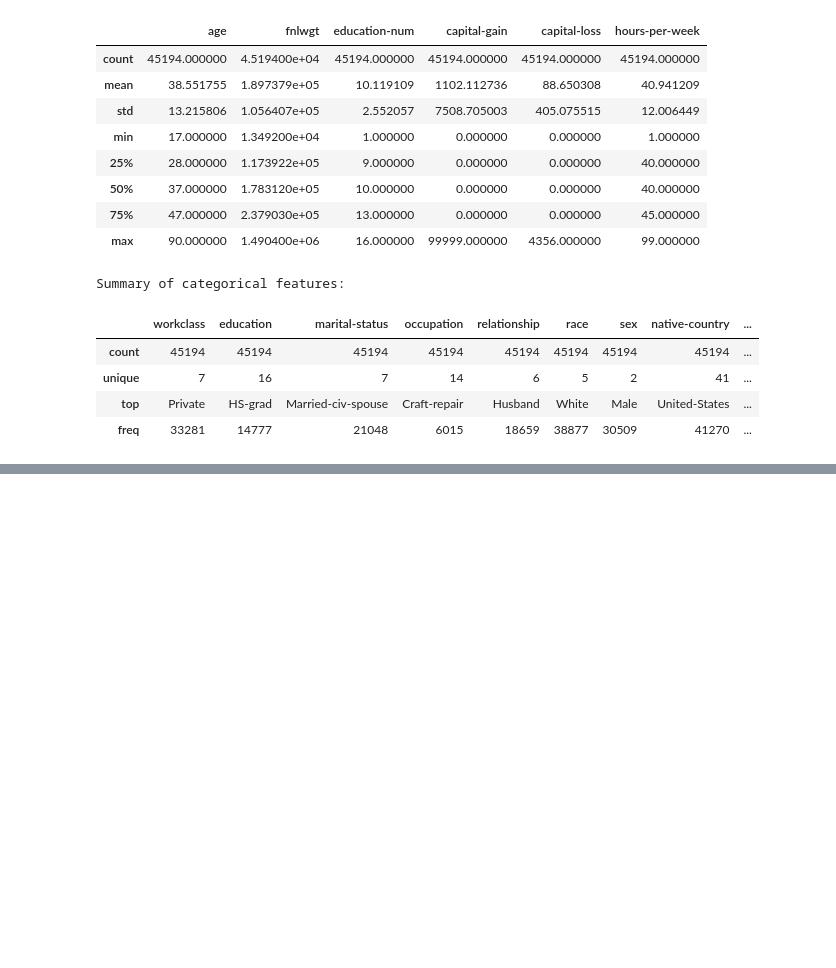
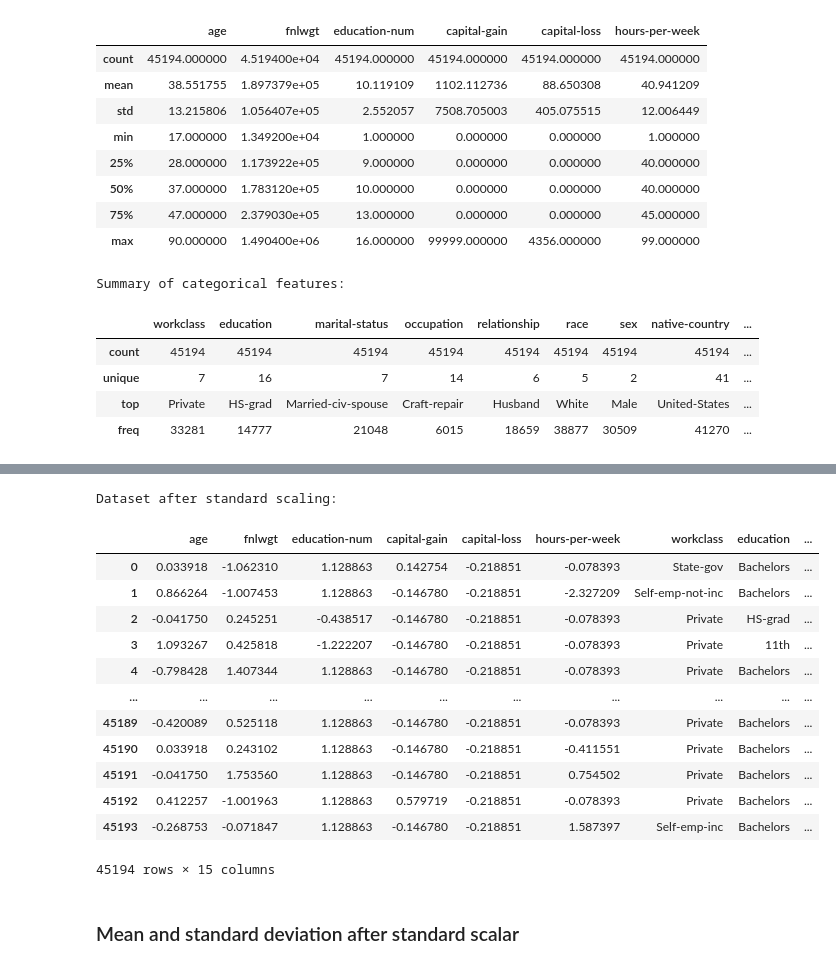
Before and after one commit to nikoyasam/MachineLearningCW, a Jupyter notebook: machine learninng/random forest.ipynb, the cells around one changed output, grey strips where cells are left out. Saved outputs shown, nothing was run; the diff lists cells and outputs as text; code cells hidden in the pictures; blank space fills up the shorter version.

```diff
--- a/machine learninng/random forest.ipynb
+++ b/machine learninng/random forest.ipynb
@@ -143,0 +198,38 @@ Summary of categorical features:
+# %%
+from sklearn.preprocessing import StandardScaler
+
+# Initialize the StandardScaler
+scaler = StandardScaler()
+
+# Fit and transform the numeric columns using StandardScaler
+scaled_data = scaler.fit_transform(no_null_df2.select_dtypes(include=['int64', 'float64']))
+
+# Create a DataFrame with the scaled data
+scaled_df = pd.DataFrame(scaled_data, columns=no_null_df2.select_dtypes(include=['int64', 'float64']).columns)
+
+# Reset index of df2
+no_null_df2.reset_index(drop=True, inplace=True)
+
+# Concatenate the scaled numeric columns with non-numeric columns
+final_scaled_data = pd.concat([scaled_df, no_null_df2.select_dtypes(exclude=['int64', 'float64'])], axis=1)
+
+# Display the dataset after standard scaling
+print("Dataset after standard scaling:")
+(final_scaled_data)
+# %% [output]
+Dataset after standard scaling:
+|  | age | fnlwgt | education-num | capital-gain | capital-loss | hours-per-week | workclass | education | ... |
+| 0 | 0.033918 | -1.062310 | 1.128863 | 0.142754 | -0.218851 | -0.078393 | State-gov | Bachelors | ... |
+| 1 | 0.866264 | -1.007453 | 1.128863 | -0.146780 | -0.218851 | -2.327209 | Self-emp-not-inc | Bachelors | ... |
+| 2 | -0.041750 | 0.245251 | -0.438517 | -0.146780 | -0.218851 | -0.078393 | Private | HS-grad | ... |
+| 3 | 1.093267 | 0.425818 | -1.222207 | -0.146780 | -0.218851 | -0.078393 | Private | 11th | ... |
+| 4 | -0.798428 | 1.407344 | 1.128863 | -0.146780 | -0.218851 | -0.078393 | Private | Bachelors | ... |
+| ... | ... | ... | ... | ... | ... | ... | ... | ... | ... |
+| 45189 | -0.420089 | 0.525118 | 1.128863 | -0.146780 | -0.218851 | -0.078393 | Private | Bachelors | ... |
+| 45190 | 0.033918 | 0.243102 | 1.128863 | -0.146780 | -0.218851 | -0.411551 | Private | Bachelors | ... |
+| 45191 | -0.041750 | 1.753560 | 1.128863 | -0.146780 | -0.218851 | 0.754502 | Private | Bachelors | ... |
+| 45192 | 0.412257 | -1.001963 | 1.128863 | 0.579719 | -0.218851 | -0.078393 | Private | Bachelors | ... |
+| 45193 | -0.268753 | -0.071847 | 1.128863 | -0.146780 | -0.218851 | 1.587397 | Self-emp-inc | Bachelors | ... |
+45194 rows × 15 columns
+# %% [markdown]
+### Mean and standard deviation after standard scalar
```
Also changed, not shown: parts of 8 cells of this notebook.
